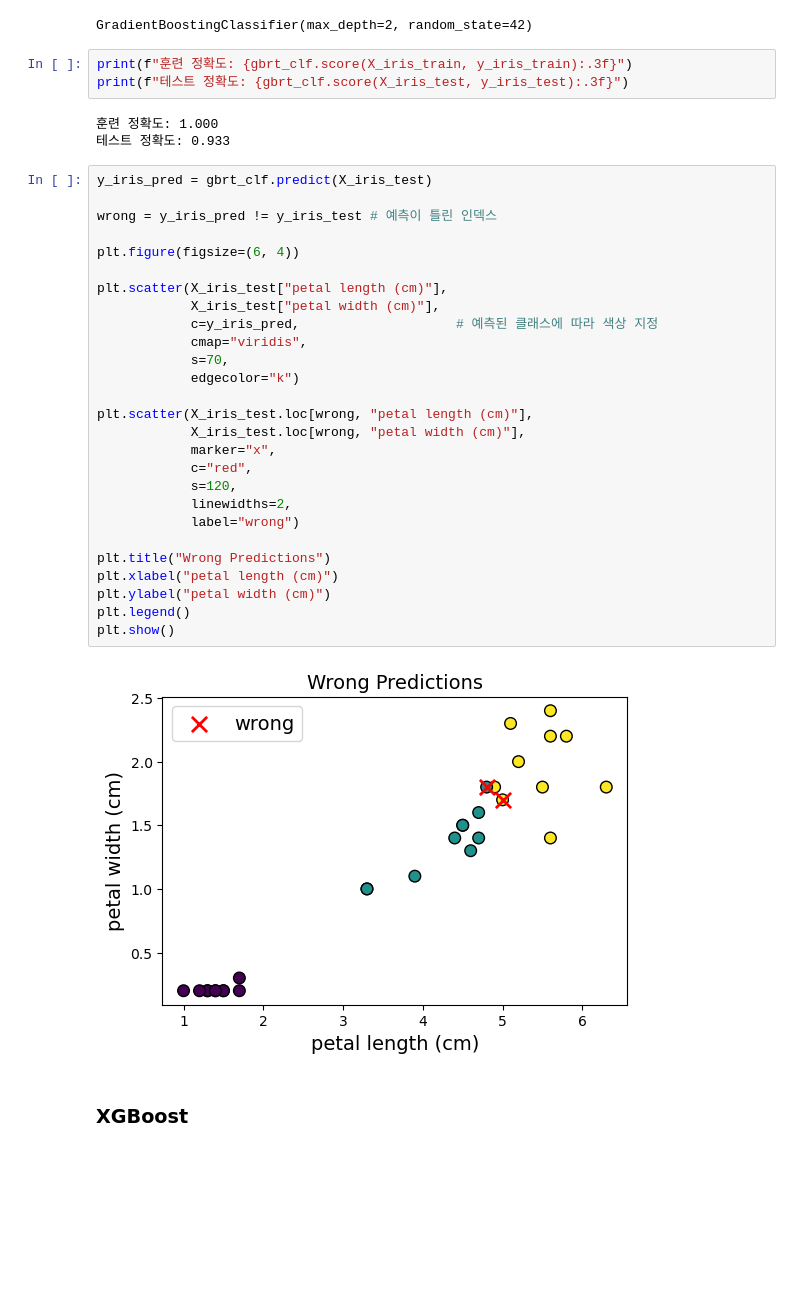
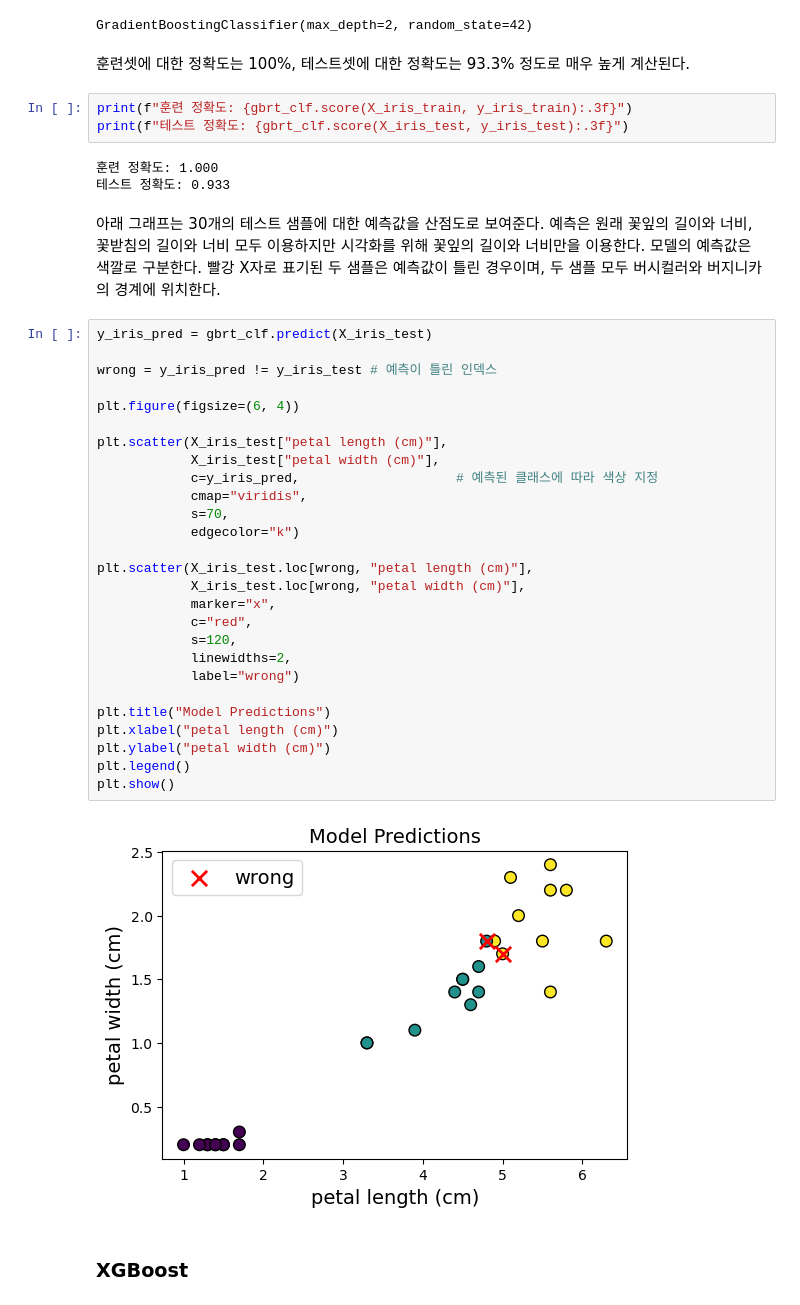
Before and after one commit to codingalzi/code-workout-ml, a Jupyter notebook: notebooks/code-ensemble_learning.ipynb, the cells around one changed output. Saved outputs shown, nothing was run; the diff lists cells and outputs as text; blank space fills up the shorter version.

```diff
--- a/notebooks/code-ensemble_learning.ipynb
+++ b/notebooks/code-ensemble_learning.ipynb
@@ -506,41 +506,50 @@ gbrt_clf = GradientBoostingClassifier(
 gbrt_clf.fit(X_iris_train, y_iris_train)
 # %% [output]
 GradientBoostingClassifier(max_depth=2, random_state=42)
+# %% [markdown]
+훈련셋에 대한 정확도는 100%, 테스트셋에 대한 정확도는 93.3% 정도로 매우 높게
+계산된다.
 # %%
 print(f"훈련 정확도: {gbrt_clf.score(X_iris_train, y_iris_train):.3f}")
 print(f"테스트 정확도: {gbrt_clf.score(X_iris_test, y_iris_test):.3f}")
 # %% [output]
 훈련 정확도: 1.000
 테스트 정확도: 0.933
+# %% [markdown]
+아래 그래프는 30개의 테스트 샘플에 대한 예측값을 산점도로 보여준다.
+예측은 원래 꽃잎의 길이와 너비, 꽃받침의 길이와 너비 모두 이용하지만
+시각화를 위해 꽃잎의 길이와 너비만을 이용한다.
+모델의 예측값은 색깔로 구분한다.
+빨강 X자로 표기된 두 샘플은 예측값이 틀린 경우이며, 두 샘플 모두 버시컬러와 버지니카의 경계에 위치한다.
 # %%
 y_iris_pred = gbrt_clf.predict(X_iris_test)
 
 wrong = y_iris_pred != y_iris_test # 예측이 틀린 인덱스
 
 plt.figure(figsize=(6, 4))
 
 plt.scatter(X_iris_test["petal length (cm)"],
             X_iris_test["petal width (cm)"],
             c=y_iris_pred,                    # 예측된 클래스에 따라 색상 지정
             cmap="viridis",
             s=70,
             edgecolor="k")
 
 plt.scatter(X_iris_test.loc[wrong, "petal length (cm)"],
             X_iris_test.loc[wrong, "petal width (cm)"],
             marker="x",
             c="red",
             s=120,
             linewidths=2,
             label="wrong")
 
-plt.title("Wrong Predictions")
+plt.title("Model Predictions")
 plt.xlabel("petal length (cm)")
 plt.ylabel("petal width (cm)")
 plt.legend()
 plt.show()
 # %% [output]
-[figure, old version]
+[figure, new version]
 # %% [markdown]
 ### XGBoost
 # %% [markdown]
```
Also changed, not shown: parts of 2 cells of this notebook, 2 other files.
